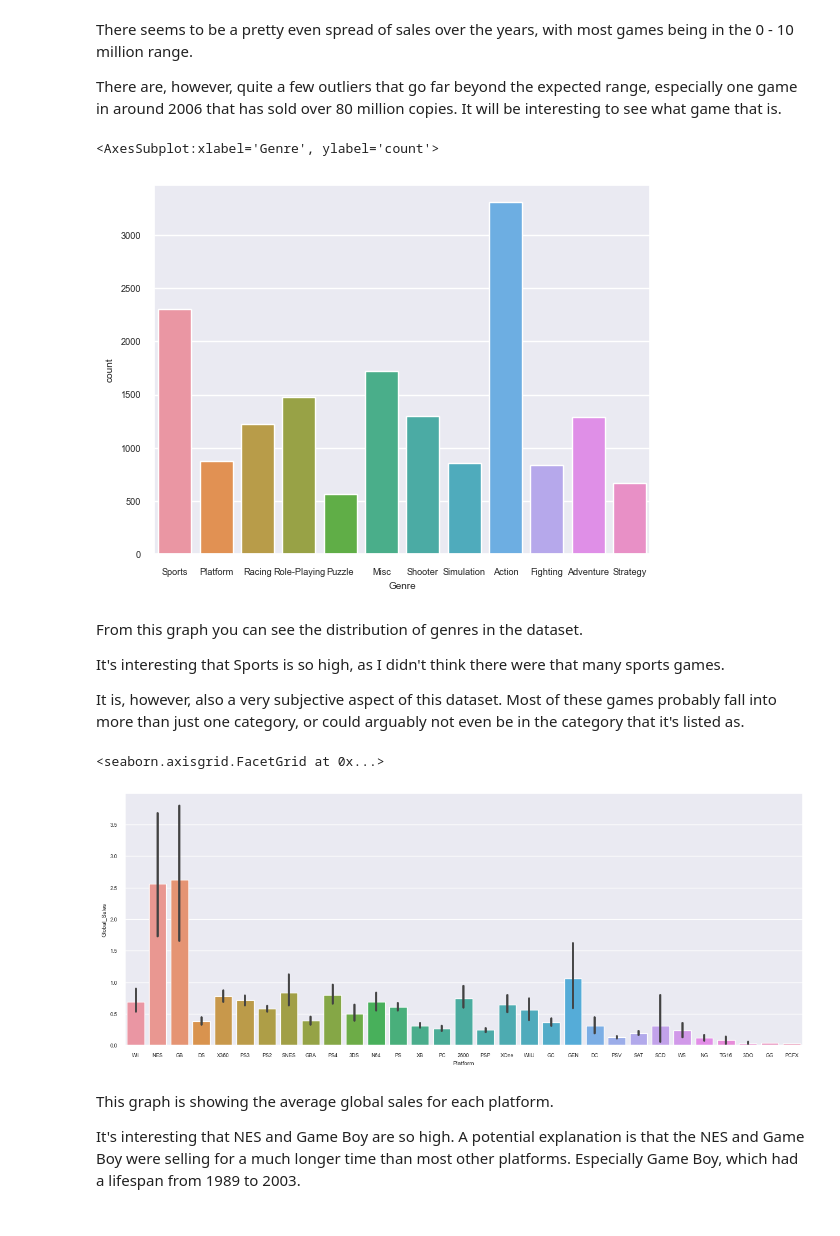
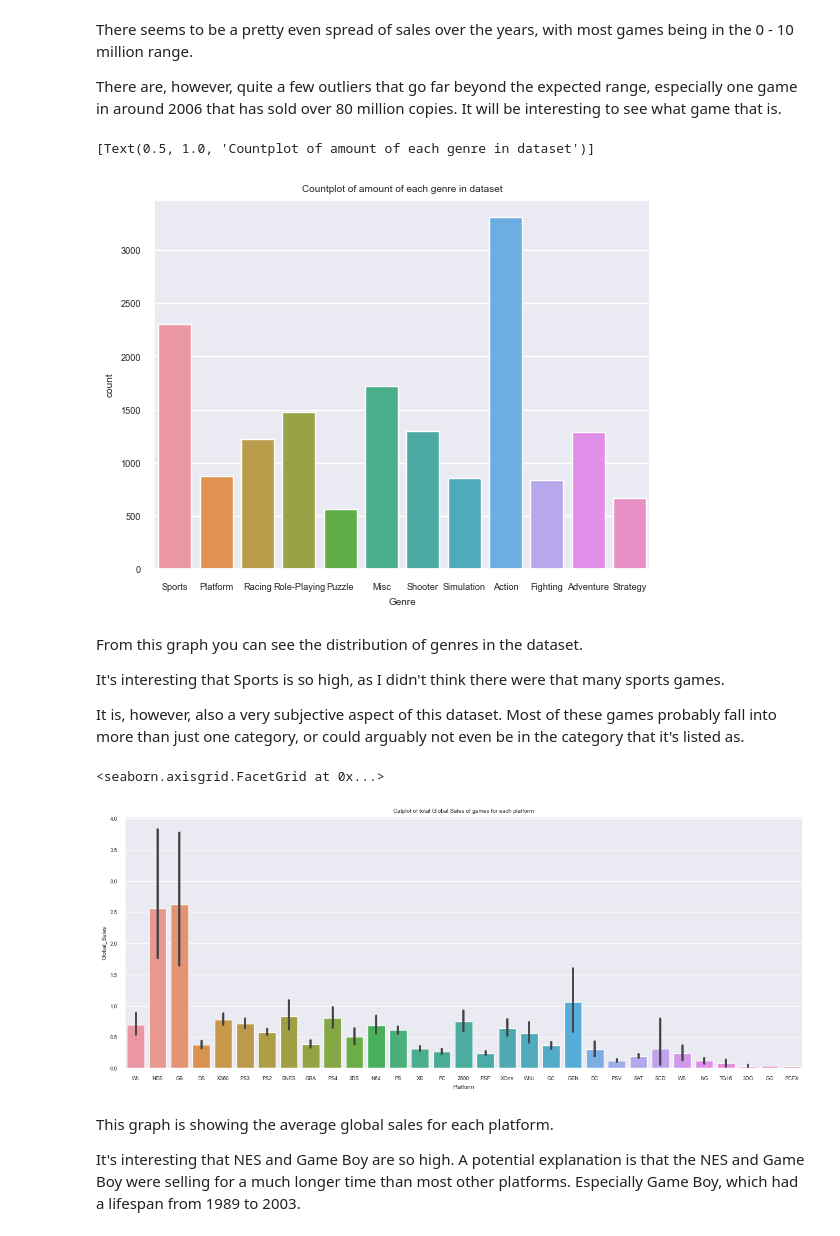
Before and after one commit to ubco-W2022T1-cosc301/project-group22, a Jupyter notebook: notebooks/analysis2.ipynb, the cells around one changed output. Cells and saved outputs as stored; diff of their text form; code cells hidden in the pictures.

```diff
--- a/notebooks/analysis2.ipynb
+++ b/notebooks/analysis2.ipynb
@@ -69,10 +69,10 @@ There seems to be a pretty even spread of sales over the years, with most games
 There are, however, quite a few outliers that go far beyond the expected range, especially one game in around 2006 that has sold over 80 million copies. It will be interesting to see what game that is.
 # %%
 sns.set(font_scale=0.6)
-sns.countplot(x=d_cleaned["Genre"])
+sns.countplot(x=d_cleaned["Genre"]).set(title="Countplot of amount of each genre in dataset")
 # %% [output]
-<AxesSubplot:xlabel='Genre', ylabel='count'>
+[Text(0.5, 1.0, 'Countplot of amount of each genre in dataset')]
-[figure, old version]
+[figure, new version]
 # %% [markdown]
 From this graph you can see the distribution of genres in the dataset.
 
@@ -81,10 +81,10 @@ It's interesting that Sports is so high, as I didn't think there were that many
 It is, however, also a very subjective aspect of this dataset. Most of these games probably fall into more than just one category, or could arguably not even be in the category that it's listed as.
 # %%
 
-sns.catplot(data=d_cleaned, x="Platform", y="Global_Sales", kind="bar", aspect=2.5)
+sns.catplot(data=d_cleaned, x="Platform", y="Global_Sales", kind="bar", aspect=2.5).set(title="Catplot of total Global Sales of games for each platform")
 # %% [output]
 <seaborn.axisgrid.FacetGrid at 0x...>
-[figure, old version]
+[figure, new version]
 # %% [markdown]
 This graph is showing the average global sales for each platform.
 
```
Also changed, not shown: parts of 9 cells of this notebook.
